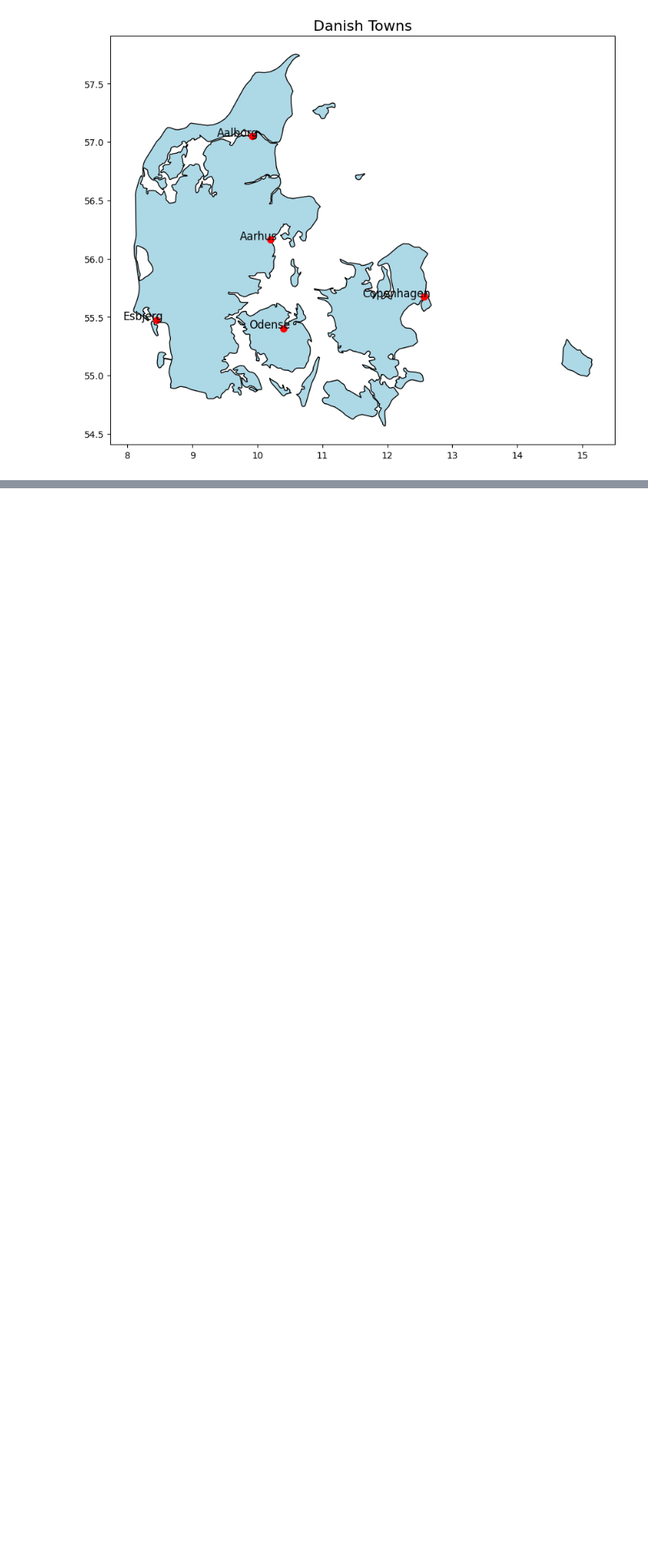
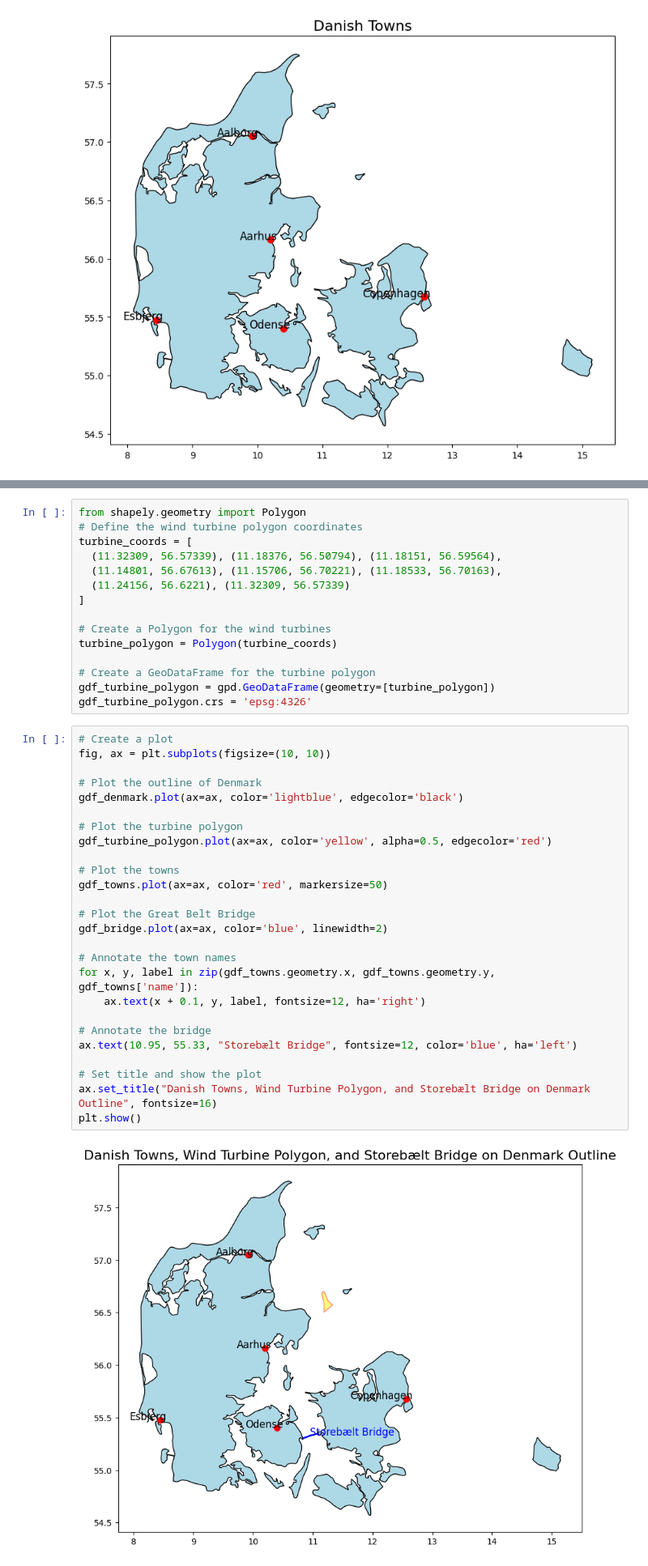
Before and after one commit to Esbern/GIS_demo, a Jupyter notebook: simplegeodata_plot.ipynb, the cells around one changed output, grey strips where cells are left out. Shown at 81% size. Drawn from its saved outputs; the diff is of its cells as text; blank space fills up the shorter version.

```diff
--- a/simplegeodata_plot.ipynb
+++ b/simplegeodata_plot.ipynb
@@ -84,0 +131,43 @@ plt.show()
+# %%
+from shapely.geometry import Polygon
+# Define the wind turbine polygon coordinates
+turbine_coords = [
+  (11.32309, 56.57339), (11.18376, 56.50794), (11.18151, 56.59564),
+  (11.14801, 56.67613), (11.15706, 56.70221), (11.18533, 56.70163),
+  (11.24156, 56.6221), (11.32309, 56.57339)
+]
+
+# Create a Polygon for the wind turbines
+turbine_polygon = Polygon(turbine_coords)
+
+# Create a GeoDataFrame for the turbine polygon
+gdf_turbine_polygon = gpd.GeoDataFrame(geometry=[turbine_polygon])
+gdf_turbine_polygon.crs = 'epsg:4326'
+# %%
+# Create a plot
+fig, ax = plt.subplots(figsize=(10, 10))
+
+# Plot the outline of Denmark
+gdf_denmark.plot(ax=ax, color='lightblue', edgecolor='black')
+
+# Plot the turbine polygon
+gdf_turbine_polygon.plot(ax=ax, color='yellow', alpha=0.5, edgecolor='red')
+
+# Plot the towns
+gdf_towns.plot(ax=ax, color='red', markersize=50)
+
+# Plot the Great Belt Bridge
+gdf_bridge.plot(ax=ax, color='blue', linewidth=2)
+
+# Annotate the town names
+for x, y, label in zip(gdf_towns.geometry.x, gdf_towns.geometry.y, gdf_towns['name']):
+    ax.text(x + 0.1, y, label, fontsize=12, ha='right')
+
+# Annotate the bridge
+ax.text(10.95, 55.33, "Storebælt Bridge", fontsize=12, color='blue', ha='left')
+
+# Set title and show the plot
+ax.set_title("Danish Towns, Wind Turbine Polygon, and Storebælt Bridge on Denmark Outline", fontsize=16)
+plt.show()
+# %% [output]
+[figure, added]
```
Also changed, not shown: parts of 6 cells of this notebook.
